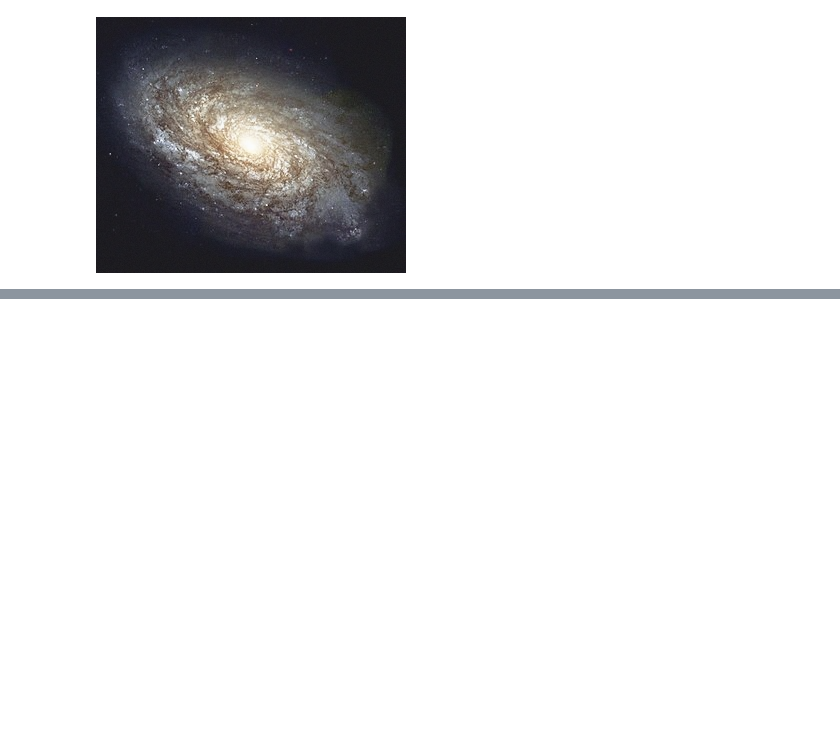
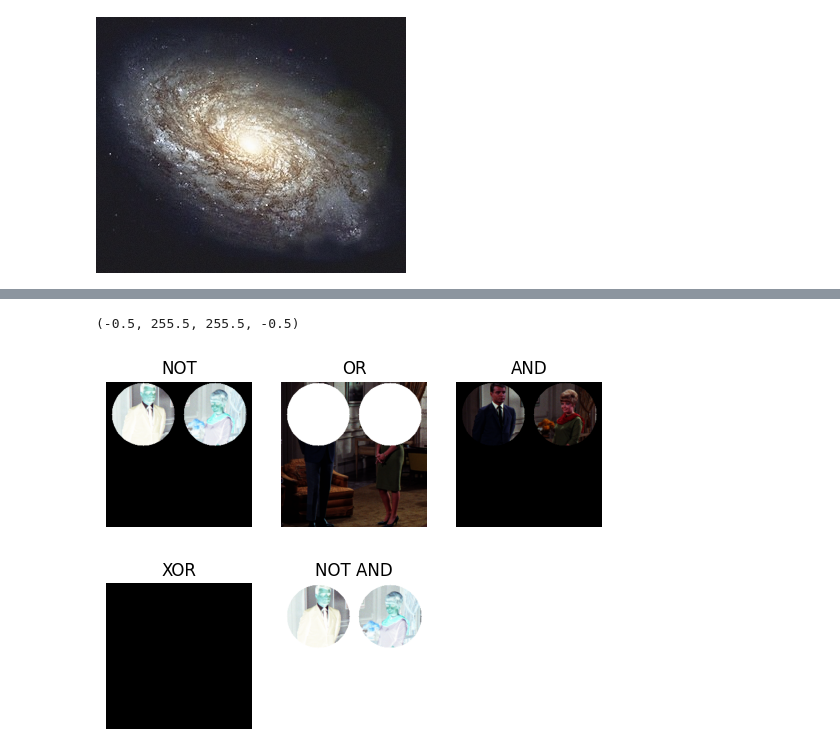
Before and after one commit to Alerakha/05_Aleron-Tsaqif-Rakha_PCVK_Ganjil_2024, a Jupyter notebook: Pertemuan5.ipynb, the cells around one changed output, grey strips where cells are left out. Drawn from its saved outputs; the diff is of its cells as text; code cells hidden in the pictures; blank space fills up the shorter version.

```diff
--- a/Pertemuan5.ipynb
+++ b/Pertemuan5.ipynb
@@ -106,0 +141,47 @@ PSNR value for 100 images: 27.370931279516654 dB
+# %%
+# @title 4. Image Masking (Belum Perfect)
+import cv2 as cv
+from google.colab.patches import cv2_imshow
+import numpy as np
+import matplotlib.pyplot as plt
+
+img = cv.imread('/content/drive/MyDrive/PCVK/Images/couple.tiff')
+img = cv.cvtColor(img, cv.COLOR_BGR2RGB)
+black_img = np.zeros((256, 256, 3), dtype=np.int16)
+black_img = cv.circle(black_img, (65, 58), 55, (255, 255, 255), -1)
+black_img = cv.circle(black_img, (191, 58), 55, (255, 255, 255), -1)
+
+black_img = black_img.astype(np.uint8)
+gray_black_img = cv.cvtColor(black_img, cv.COLOR_BGR2GRAY)
+masked_img = cv.bitwise_not(img, mask=gray_black_img)
+masked2_img = cv.bitwise_or(img, black_img)
+masked3_img = cv.bitwise_and(img, black_img)
+masked4_img = cv.bitwise_xor(img, img, mask=gray_black_img)
+masked5_img = cv.bitwise_not(masked3_img)
+
+# print(img.shape)
+
+plt.subplot(2,3,1)
+plt.imshow(masked_img)
+plt.title('NOT')
+plt.axis('off')
+plt.subplot(2,3,2)
+plt.imshow(masked2_img)
+plt.title('OR')
+plt.axis('off')
+plt.subplot(2,3,3)
+plt.imshow(masked3_img)
+plt.title('AND')
+plt.axis('off')
+
+plt.subplot(2,3,4)
+plt.imshow(masked4_img)
+plt.title('XOR')
+plt.axis('off')
+plt.subplot(2,3,5)
+plt.imshow(masked5_img)
+plt.title('NOT AND')
+plt.axis('off')
+# %% [output]
+(-0.5, 255.5, 255.5, -0.5)
+[figure, added]
```
Also changed, not shown: parts of 2 cells of this notebook.
